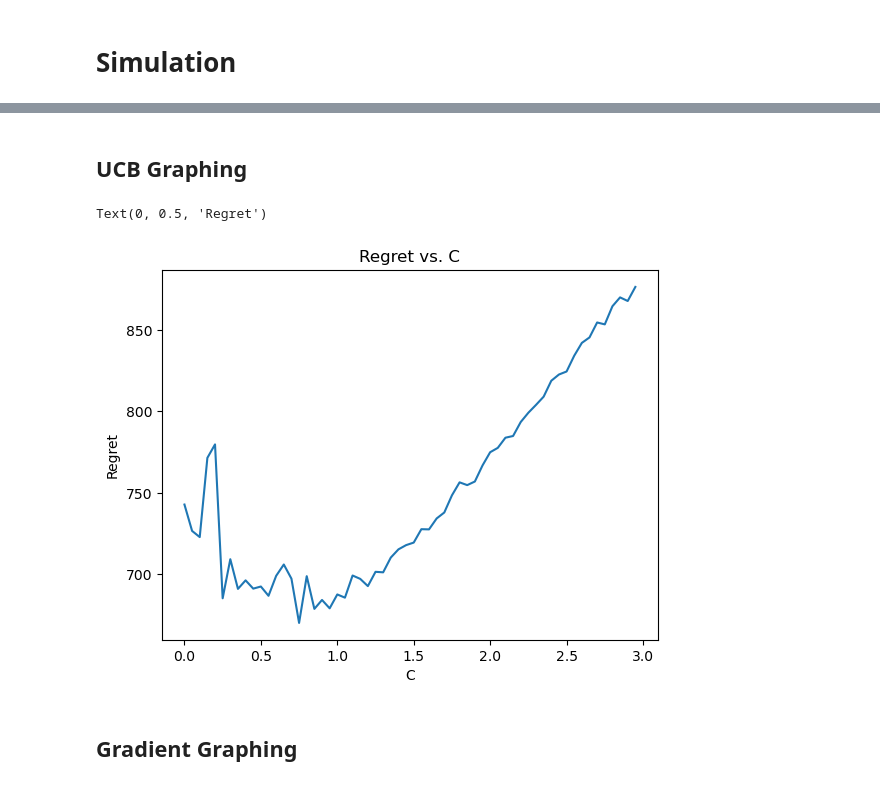
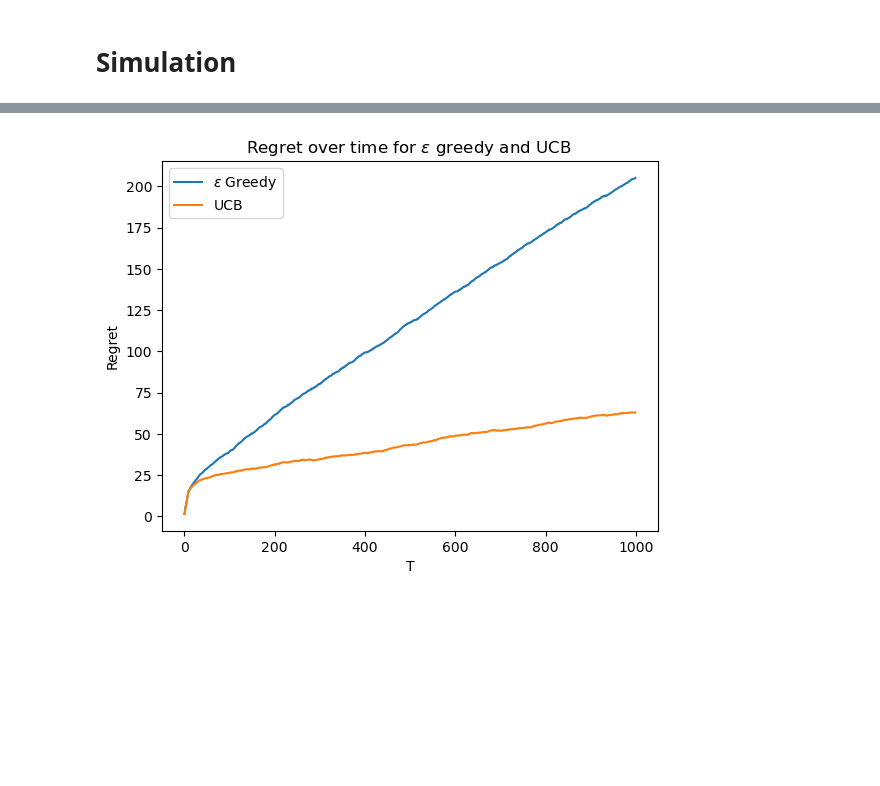
Before and after one commit to GoldRatio/ECE194D, a Jupyter notebook: MultiArmBandits.ipynb, the cells around one changed output, grey strips where cells are left out. Drawn from its saved outputs; the diff is of its cells as text; code cells hidden in the pictures; blank space fills up the shorter version.

```diff
--- a/MultiArmBandits.ipynb
+++ b/MultiArmBandits.ipynb
@@ -243,13 +226,46 @@ Text(0, 0.5, 'Regret')
-# %% [markdown]
-## UCB Graphing
-# %%
-UCB_mean = np.mean(UCB_perf_data,axis=0)
-plt.plot(exploration_range, UCB_mean)
-plt.title("UCB: Regret vs. C")
-plt.xlabel("C")
-plt.ylabel("Regret")
-# %% [output]
-Text(0, 0.5, 'Regret')
-[figure, removed]
-# %% [markdown]
-## Gradient Graphing
+# %%
+epsilon_data = []
+UCB_data = []
+num_sims = 100
+for _ in range(num_sims):
+    arm_means = np.random.normal(mu, sigma, num_arms)
+    max_arm = max(arm_means)
+    arms = np.zeros(num_arms * T).reshape(T, num_arms)
+    for i in range(T):
+        arms[i] = np.random.normal(arm_means,1,num_arms)
+
+
+    epsilon = 0.1
+    epsilon_perf, epsilon_out = epsilon_greedy(epsilon, arms, 1)
+
+    curr_epsilon_data = np.zeros(T)
+    curr_epsilon_data[0] = max_arm - epsilon_out[0]
+    for i in range(1,T):
+        curr_epsilon_data[i] = max_arm - epsilon_out[i] + curr_epsilon_data[i-1]
+    epsilon_data.append(curr_epsilon_data)
+
+    C = 0.5
+    UCB_perf, UCB_out = UCB(C, arms, 1)
+
+    curr_UCB_data = np.zeros(T)
+    curr_UCB_data[0] = max_arm - UCB_out[0]
+    for i in range(1,T):
+        curr_UCB_data[i] = max_arm - UCB_out[i] + curr_UCB_data[i-1]
+    UCB_data.append(curr_UCB_data)
+
+epsilon_data = np.mean(epsilon_data, axis = 0)
+UCB_data = np.mean(UCB_data, axis = 0)
+# %%
+
+plt.plot(range(T), epsilon_data, label="$\epsilon$ Greedy")
+plt.plot(range(T), UCB_data, label="UCB")
+
+plt.title("Regret over time for $\epsilon$ greedy and UCB ")
+plt.xlabel("T")
+plt.ylabel("Regret")
+
+plt.legend()
+plt.savefig('epsilonVsUCB.jpg')
+plt.show()
+# %% [output]
+[figure, added]
```
Also changed, not shown: parts of 17 cells of this notebook.
